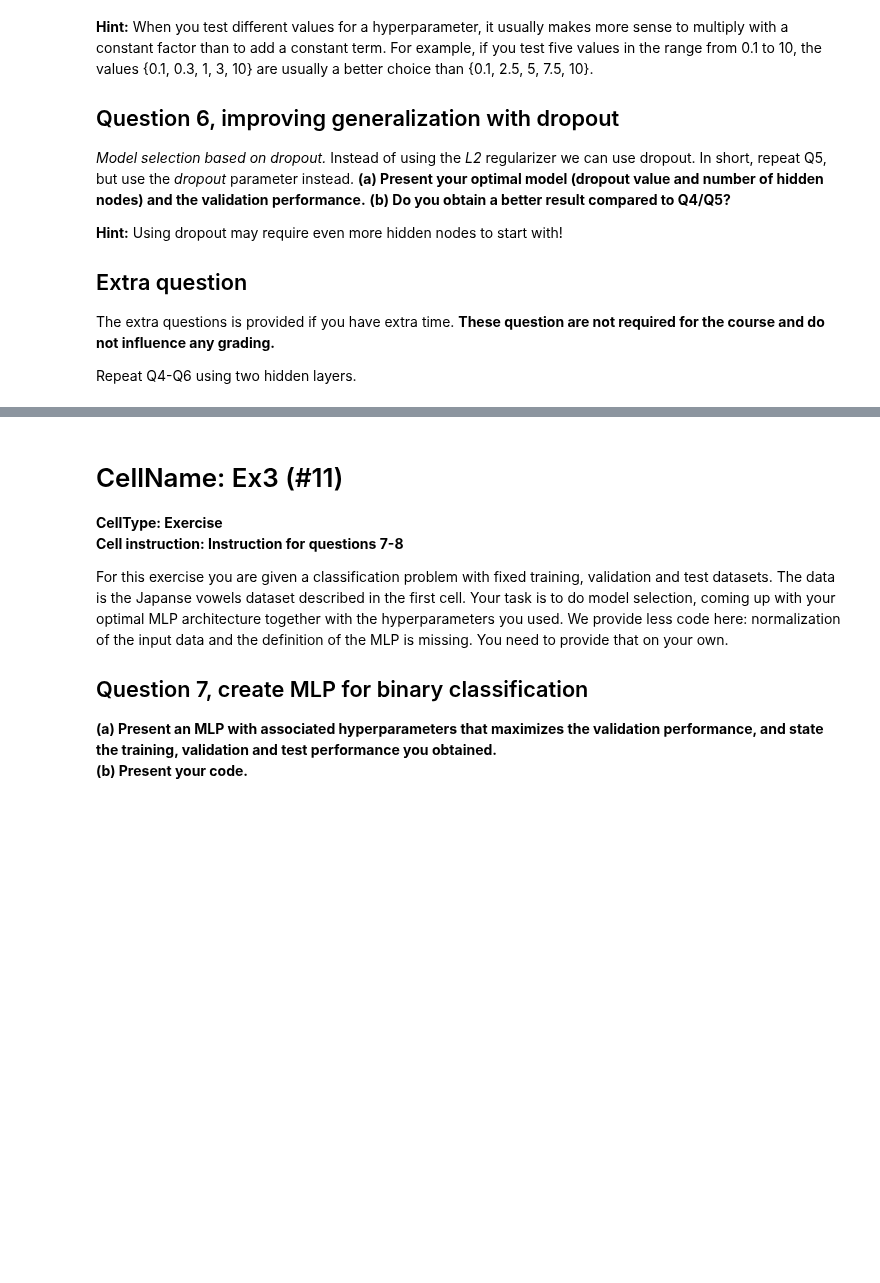
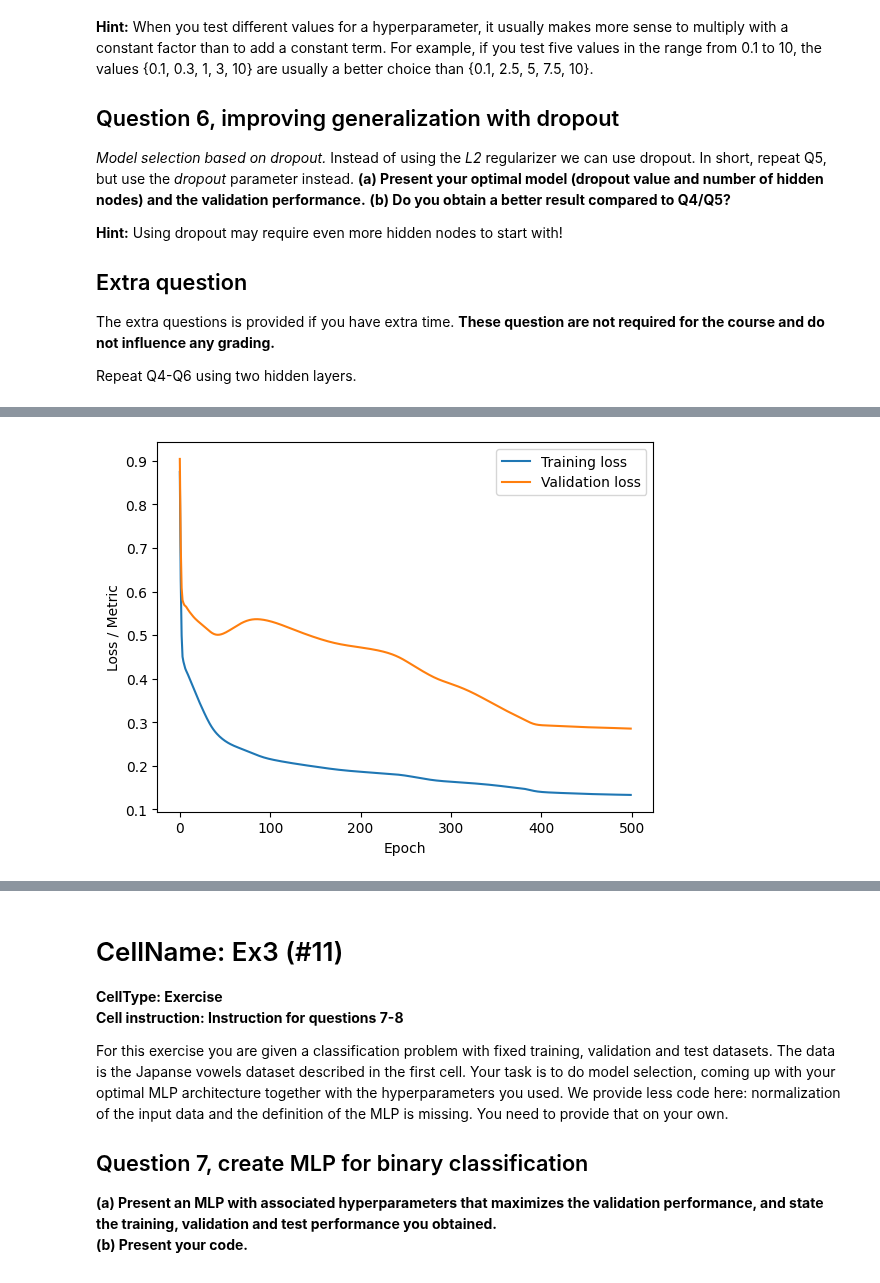
Before and after one commit to myngoc-trg/BERN04_ANN_DeepLearning, a Jupyter notebook: Lab_2/lab2.ipynb, the cells around one changed output, grey strips where cells are left out. Saved outputs shown, nothing was run; the diff lists cells and outputs as text; code cells hidden in the pictures; blank space fills up the shorter version.

```diff
--- a/Lab_2/lab2.ipynb
+++ b/Lab_2/lab2.ipynb
@@ -1153,0 +1208,85 @@ stats_regression(model=model_ex2, dset=dset_val, label='Validation')
+# %%
+%%time
+# seed = 0 means random, seed > 0 means fixed
+seed = 11
+np.random.seed(seed) if seed else None
+
+# Generate training and validation data
+x_trn, d_trn = regr2(250, 0.4)
+x_val, d_val = regr2(1000, 0.4)
+
+# Standardization of both inputs and targets
+mu, std = standard(x_trn)
+x_trn = (x_trn - mu) / std
+x_val = (x_val - mu) / std
+
+mu, std = standard(d_trn)
+d_trn = (d_trn - mu) / std
+d_val = (d_val - mu) / std
+
+# Define the network, cost function and training settings
+model_ex2 = Network(
+    inputs = x_trn.shape[1],    # number of input nodes
+    outputs = 1,                # number of output nodes
+    nodes = [8],                # number of nodes in hidden layer
+    activation = nn.Tanh,       # activation function in hidden layer
+    out_activation = None,      # linear activation function in output layer
+    dropout = 0.0,                # dropout rate
+    l2regularization = 0.0       # L2 regularization lambda
+    ).to(device)                # move data to GPU or keep with CPU
+
+# Optimization parameters
+opt_method = torch.optim.Adam   # minimization method
+learning_rate = 0.01           # learning rate
+loss_fn = nn.MSELoss()          # loss function, MSE
+number_epochs = 500
+minibatch_size = 25
+
+# Additional metrics to print
+metrics = {}
+
+# Print a summary of the model
+print(model_ex2)
+
+# Set up the optimizer
+optimizer = opt_method(model_ex2.parameters(), lr=learning_rate)
+
+# Create datasets and batch loaders for the training and test data on the GPU or CPU
+dset_trn = TensorDataset(torch.tensor(x_trn, device=device, dtype=dtype_torch),
+                         torch.tensor(d_trn, device=device, dtype=dtype_torch))
+dl_trn = DataLoader(dset_trn, batch_size=minibatch_size)
+
+dset_val = TensorDataset(torch.tensor(x_val, device=device, dtype=dtype_torch),
+                         torch.tensor(d_val, device=device, dtype=dtype_torch))
+dl_val = DataLoader(dset_val, batch_size=minibatch_size)
+
+# Train the network and print the progress
+train_loss, val_loss, metrics_res = train_loop(
+    model=model_ex2,
+    train_dataloader=dl_trn,
+    val_dataloader=dl_val,
+    loss_fn=loss_fn,
+    metrics=metrics,
+    optimizer=optimizer,
+    print_every=100,
+    epochs=number_epochs)
+
+# Plot the training history
+plot_training(train_loss, val_loss, metrics_res)
+
+# Scatter plots of predicted and true values
+pred_trn = model_ex2.predict(x_trn)
+pred_val = model_ex2.predict(x_val)
+
+plt.figure()
+plt.plot(d_trn, pred_trn, 'g*', label='Predict vs True (Training)')
+plt.legend()
+plt.figure()
+plt.plot(d_val, pred_val, 'b*', label='Predict vs True (Validation)')
+plt.legend()
+plt.show()
+
+# Call the stat_reg to get MSE and correlation coefficient
+stats_regression(model=model_ex2, dset=dset_trn, label='Training')
+stats_regression(model=model_ex2, dset=dset_val, label='Validation')
+# %% [output]
@@ -1153,0 +1310 @@ stats_regression(model=model_ex2, dset=dset_val, label='Validation')
+[figure, added]
```
Also changed, not shown: parts of 8 cells of this notebook.
